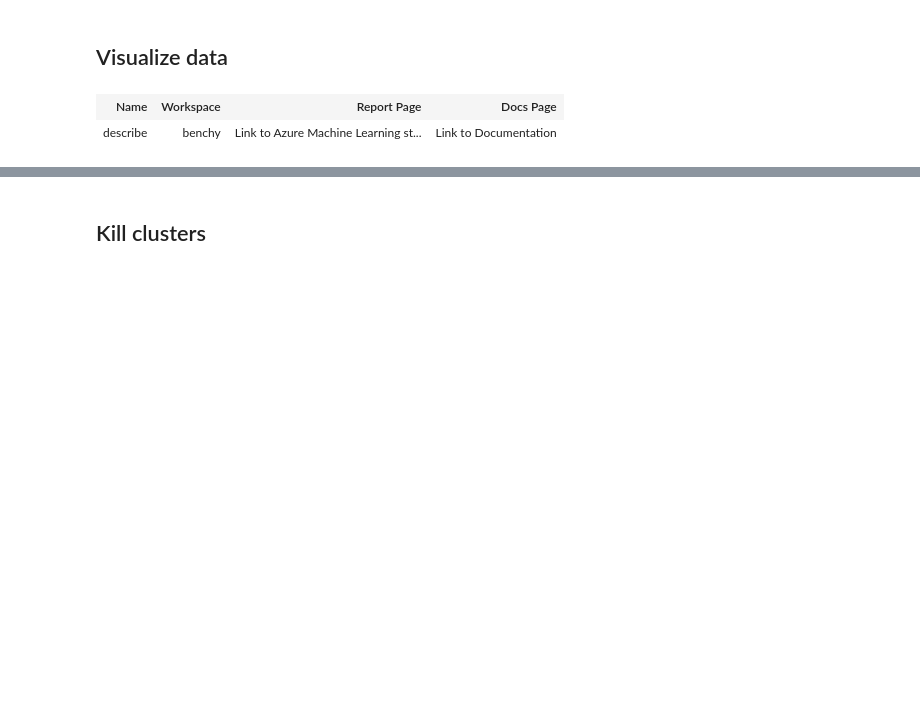
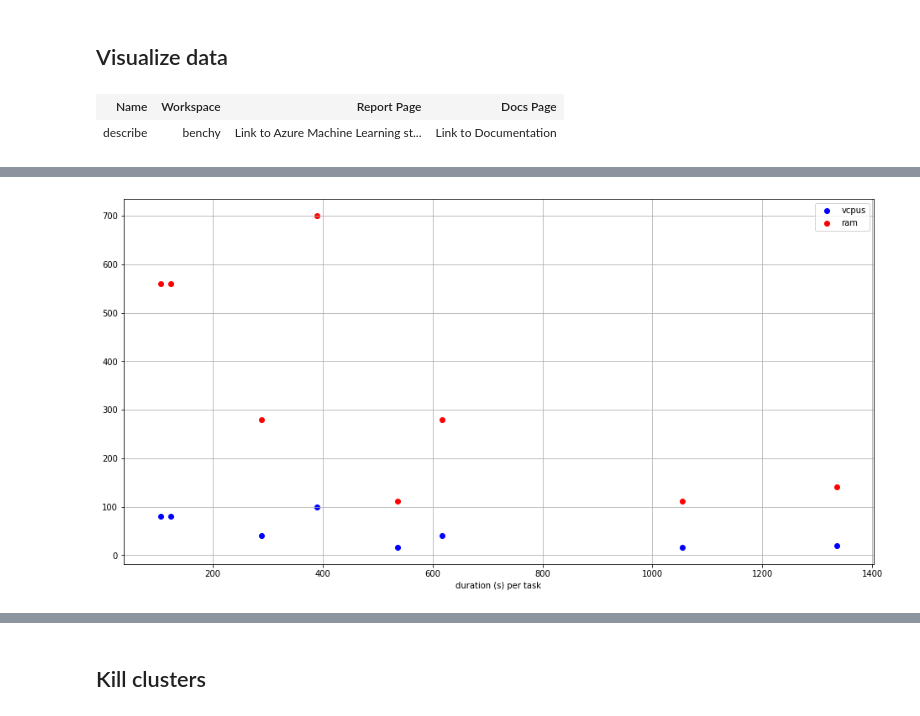
Before and after one commit to lostmygithubaccount/benchy, a Jupyter notebook: dask/benchmark.ipynb, the cells around one changed output, grey strips where cells are left out. Saved outputs shown, nothing was run; the diff lists cells and outputs as text; code cells hidden in the pictures; blank space fills up the shorter version.

```diff
--- a/dask/benchmark.ipynb
+++ b/dask/benchmark.ipynb
@@ -197,0 +243,9 @@ run.get_metrics()
+# %%
+plt.figure(figsize=(16, 8))
+plt.scatter(df.duration, df.vcpus, color='b', label='vcpus')#, labels=df.cost)
+plt.scatter(df.duration, df.ram, color='r', label='ram')
+plt.xlabel('duration (s) per task')
+plt.legend()
+plt.grid()
+# %% [output]
+[figure, added]
```
Also changed, not shown: parts of 12 cells of this notebook.
